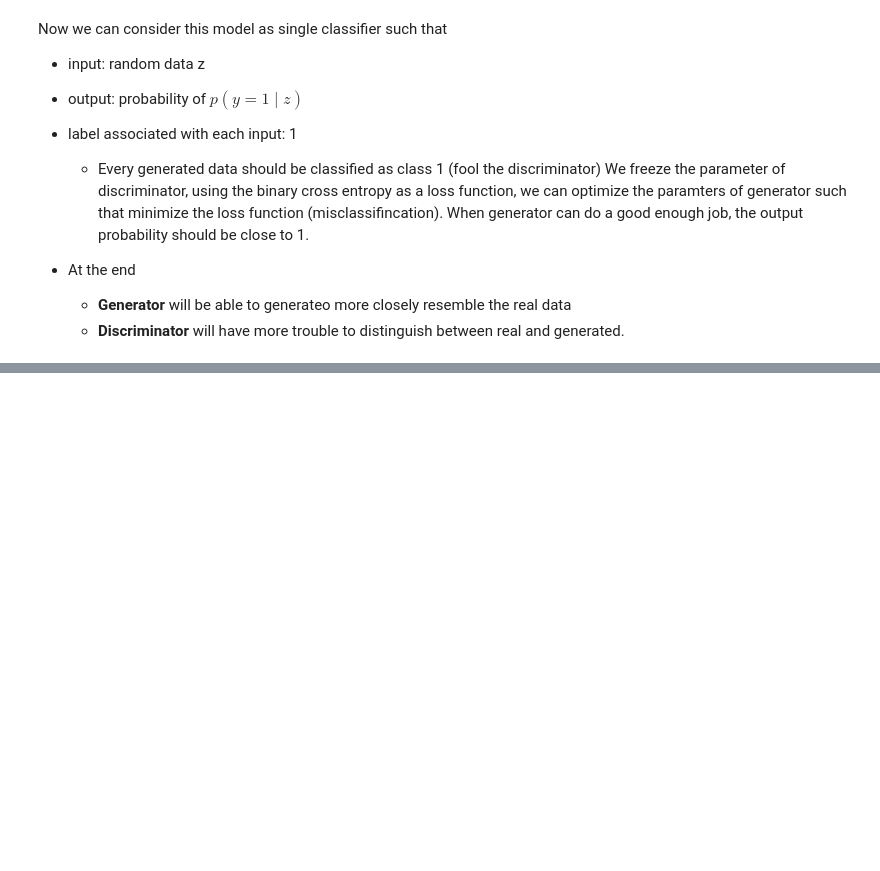
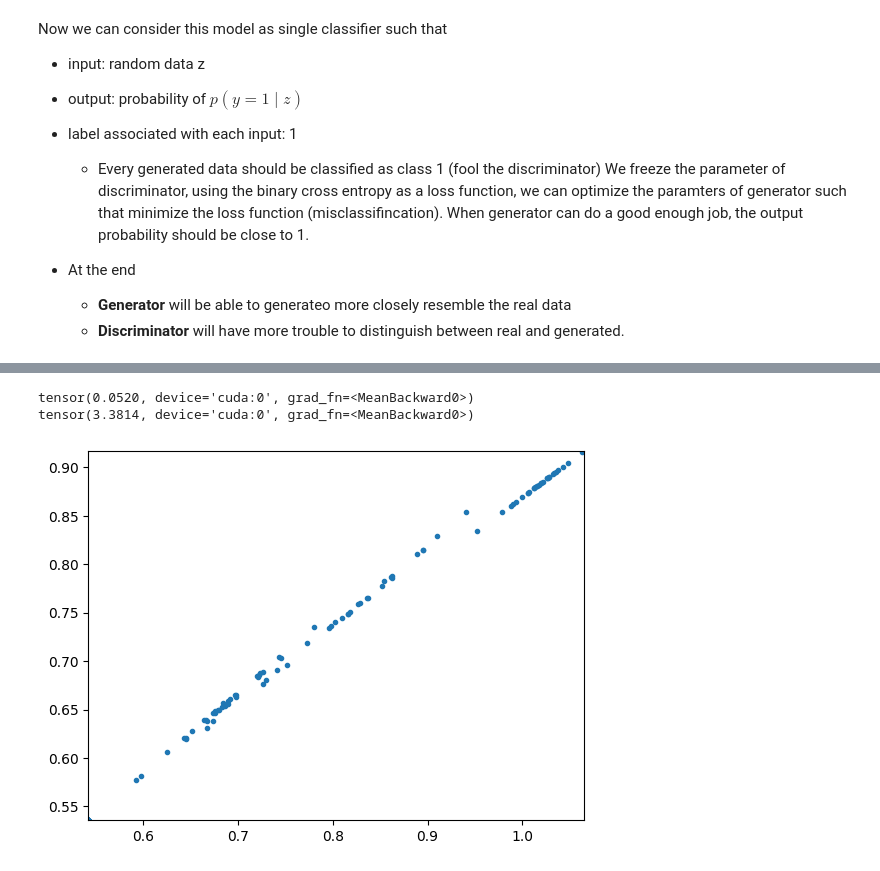
Before and after one commit to Ryoto-Kato/MachineLearning_DeepLearning-fundamentals, a Jupyter notebook: GAN/GAN-initial.ipynb, the cells around one changed output, grey strips where cells are left out. Cells and saved outputs as stored; diff of their text form; code cells hidden in the pictures; blank space fills up the shorter version.

```diff
--- a/GAN/GAN-initial.ipynb
+++ b/GAN/GAN-initial.ipynb
@@ -113,0 +224,18 @@ When generator can do a good enough job, the output probability should be close
+# %%
+class Generator(nn.Module):
+    def __init__(self):
+        super().__init__();
+        self.model = nn.Sequential(
+            nn.Linear(2, 16),
+            nn.ReLU(),
+            nn.Linear(16,32),
+            nn.ReLU(),
+            nn.Linear(32, 2)
+        )
+
+    def forward(self, x):
+        output = self.model(x)
+        return output
+# %%
+generator = Generator()
+generator.to(device)
@@ -113,0 +336,9 @@ When generator can do a good enough job, the output probability should be close
+# %%
+test_data_length = 124
+test_data = torch.zeros(test_data_length, 2)
+test_data_label = torch.ones((test_data_length, 1))
+test_data[:, 0] = 2 * torch.pi * torch.randn(test_data_length)
+test_data[:, 1] = torch.sin(test_data[:, 0])
+test_set = [
+    (test_data[i], test_data_label[i]) for i in range(test_data_length)
+]
@@ -113,0 +382,21 @@ When generator can do a good enough job, the output probability should be close
+# %%
+latent_samples = torch.randn((test_data_length, 2))
+latent_samples = latent_samples.to(device)
+generated_sample = generator(latent_samples)
+pred_generated_sample = discriminator(generated_sample)
+loss_generated_sample = loss_function(pred_generated_sample, test_data_label.to(device))
+avg_pred =torch.mean(pred_generated_sample)
+avg_loss =torch.mean(loss_generated_sample)
+print(avg_pred)
+print(avg_loss)
+# %% [output]
+tensor(0.0520, device='cuda:0', grad_fn=<MeanBackward0>)
+tensor(3.3814, device='cuda:0', grad_fn=<MeanBackward0>)
+# %%
+generated_sample = generated_sample.detach().cpu()
+plt.xlim(torch.min(generated_sample[:, 0]), torch.max(generated_sample[:, 0]))
+plt.ylim(torch.min(generated_sample[:, 1]), torch.max(generated_sample[:, 1]))
+plt.plot(generated_sample[:, 0], generated_sample[:, 1], '.')
+plt.show()
+# %% [output]
+[figure, added]
```
Also changed, not shown: parts of 31 cells of this notebook.
